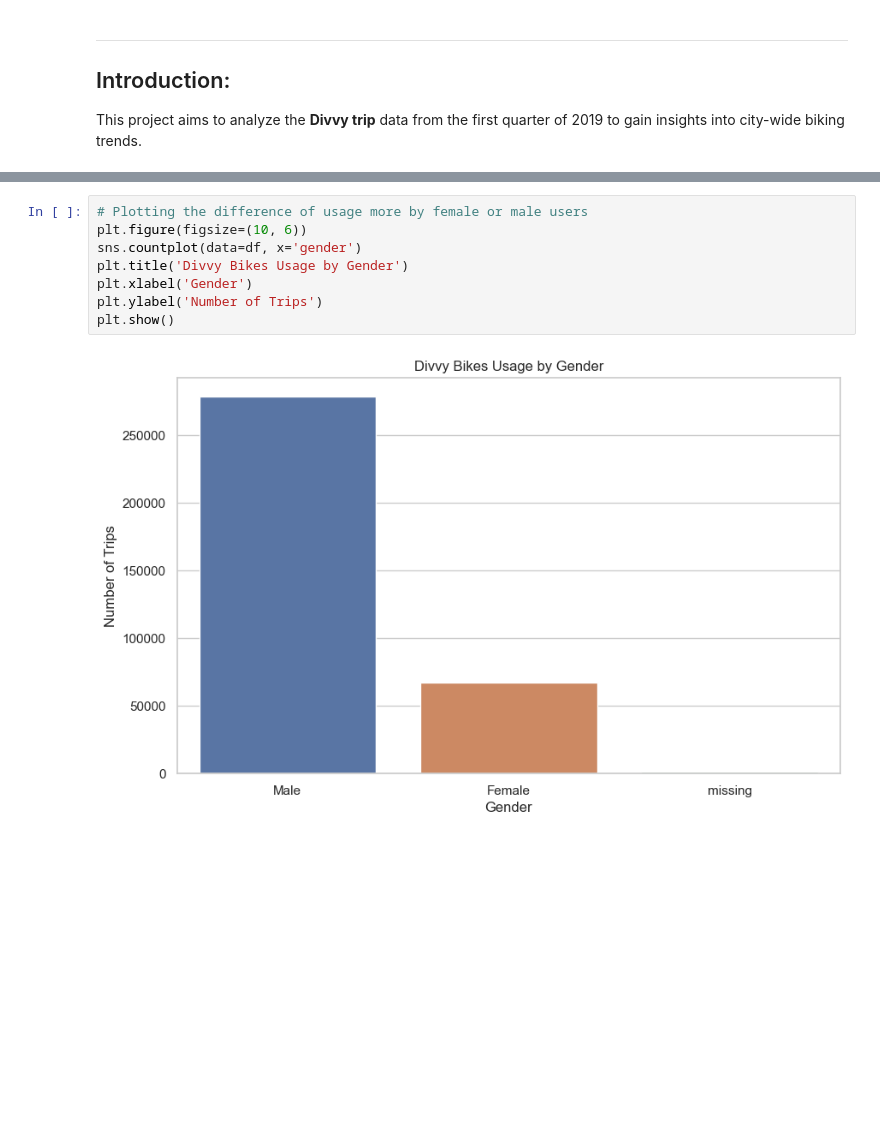
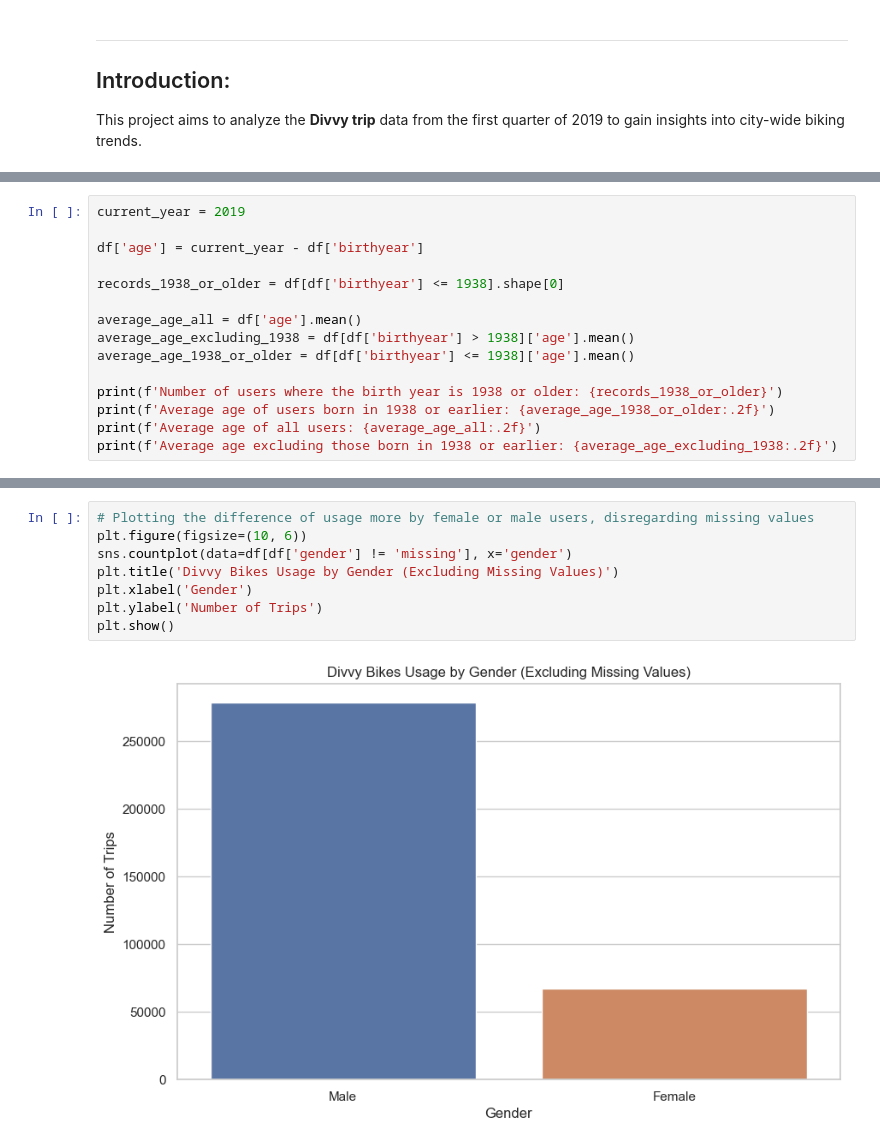
Before and after one commit to Galal-Abdelaziz/PFDA-project, a Jupyter notebook: project.ipynb, the cells around one changed output, grey strips where cells are left out. Saved outputs shown, nothing was run; the diff lists cells and outputs as text; blank space fills up the shorter version.

Commit message:
inspected data, added some plots

```diff
--- a/project.ipynb
+++ b/project.ipynb
@@ -97,0 +88,15 @@ Column Headers:
+# %%
+current_year = 2019
+
+df['age'] = current_year - df['birthyear']
+
+records_1938_or_older = df[df['birthyear'] <= 1938].shape[0]
+
+average_age_all = df['age'].mean()
+average_age_excluding_1938 = df[df['birthyear'] > 1938]['age'].mean()
+average_age_1938_or_older = df[df['birthyear'] <= 1938]['age'].mean()
+
+print(f'Number of users where the birth year is 1938 or older: {records_1938_or_older}')
+print(f'Average age of users born in 1938 or earlier: {average_age_1938_or_older:.2f}')
+print(f'Average age of all users: {average_age_all:.2f}')
+print(f'Average age excluding those born in 1938 or earlier: {average_age_excluding_1938:.2f}')
@@ -139,10 +178,10 @@ Number of unique bikes utilized in Q1 2019: 4757
 # %%
-# Plotting the difference of usage more by female or male users
+# Plotting the difference of usage more by female or male users, disregarding missing values
 plt.figure(figsize=(10, 6))
-sns.countplot(data=df, x='gender')
-plt.title('Divvy Bikes Usage by Gender')
+sns.countplot(data=df[df['gender'] != 'missing'], x='gender')
+plt.title('Divvy Bikes Usage by Gender (Excluding Missing Values)')
 plt.xlabel('Gender')
 plt.ylabel('Number of Trips')
 plt.show()
 # %% [output]
-[figure, old version]
+[figure, new version]
```
Also changed, not shown: parts of 25 cells of this notebook.
